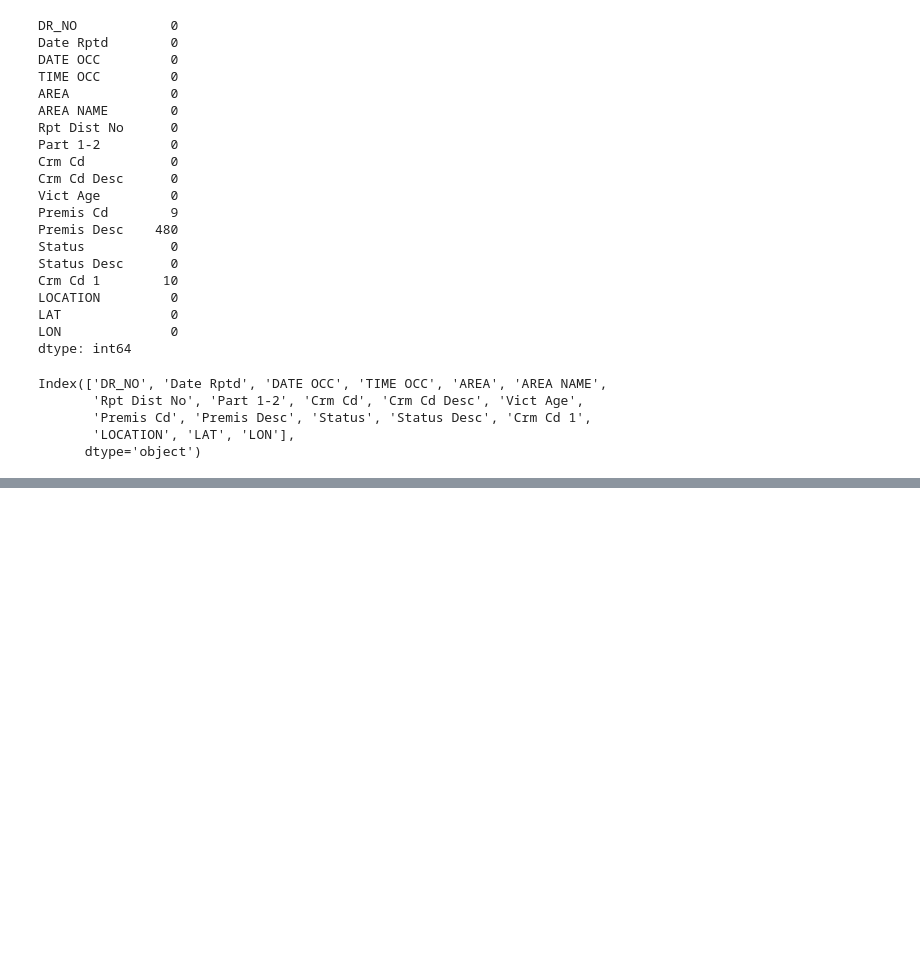
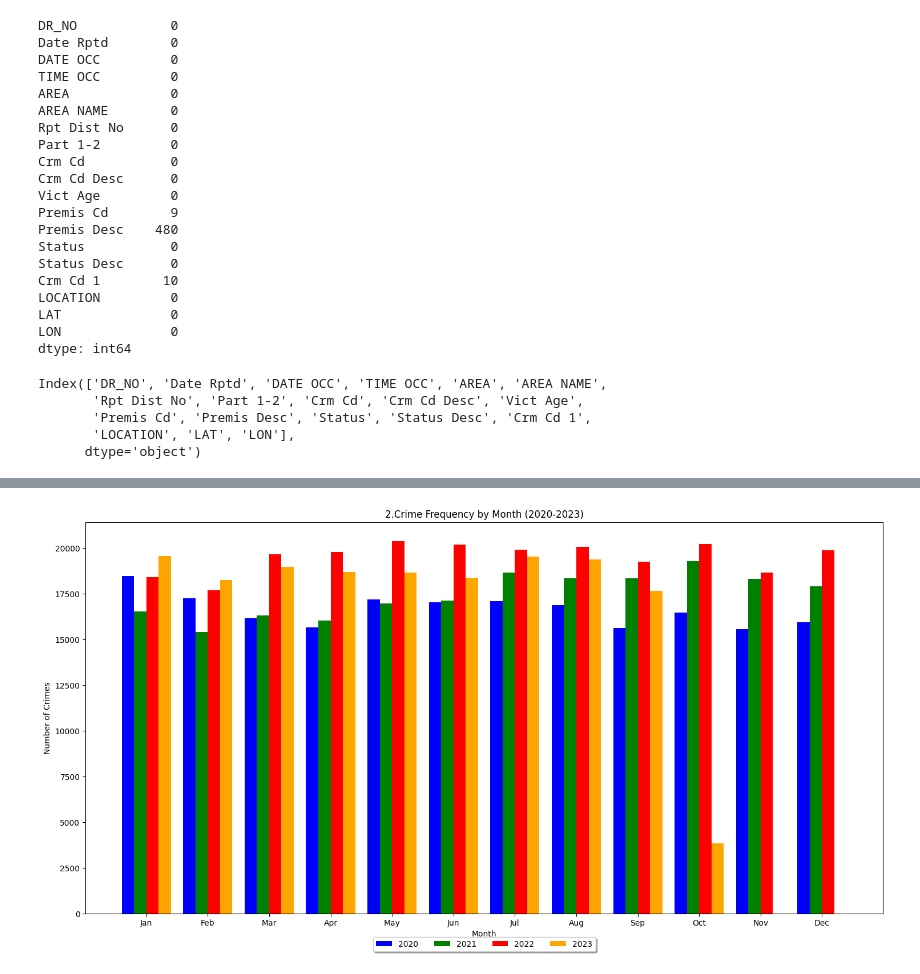
Before and after one commit to tangihamajumder/Crime_Data_Analysis, a Jupyter notebook: crime_data.ipynb, the cells around one changed output, grey strips where cells are left out. Saved outputs shown, nothing was run; the diff lists cells and outputs as text; code cells hidden in the pictures; blank space fills up the shorter version.

```diff
--- a/crime_data.ipynb
+++ b/crime_data.ipynb
@@ -122,0 +133,38 @@ plt.show()
+# %%
+# Convert 'DATE OCC' to datetime and extract year and month
+df['DATE OCC'] = pd.to_datetime(df['DATE OCC'])
+df['Year'] = df['DATE OCC'].dt.year
+df['Month'] = df['DATE OCC'].dt.month
+
+# Filter data from 2020 to 2023
+df_filtered = df[df['Year'].between(2020, 2023)]
+
+# Group by year and month, then count crimes
+crime_counts = df_filtered.groupby(['Year', 'Month']).size().unstack(fill_value=0)
+
+# Create the bar chart
+plt.figure(figsize=(15, 8))
+
+# Different colors for each year
+colors = ['blue', 'green', 'red', 'orange']
+bar_width = 0.2  # Width of the bars
+months = np.arange(1, 13)  # 12 months
+
+# Plotting each year's bars with an offset based on the bar_width
+for i, year in enumerate(range(2020, 2024)):
+    # If a year does not have data for all months, we create a zero-filled array
+    monthly_data = crime_counts.loc[year] if year in crime_counts.index else np.zeros(len(months))
+    plt.bar(months + i*bar_width - 0.3, monthly_data, width=bar_width, color=colors[i], label=str(year))
+
+plt.xlabel('Month')
+plt.ylabel('Number of Crimes')
+plt.title('2.Crime Frequency by Month (2020-2023)')
+plt.xticks(months, [calendar.month_abbr[i] for i in months])  # Month abbreviations as x-ticks
+
+# Move the legend outside of the plot to the upper center, just below the title
+plt.legend(loc='upper center', bbox_to_anchor=(0.5, -0.05), fancybox=True, shadow=True, ncol=4)
+
+plt.tight_layout()  # Adjust the layout to fit everything
+plt.show()
+# %% [output]
+[figure, added]
```
Also changed, not shown: parts of 10 cells of this notebook.
